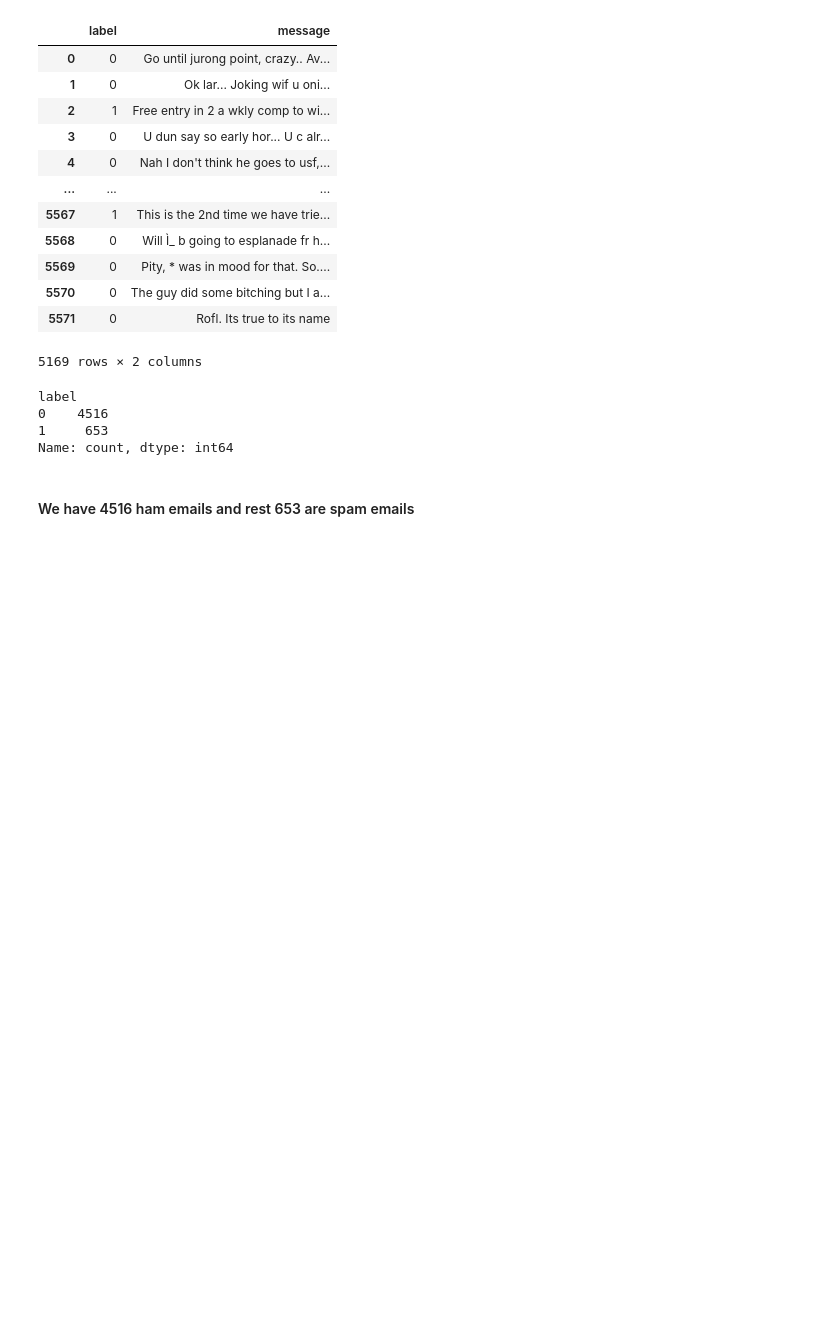
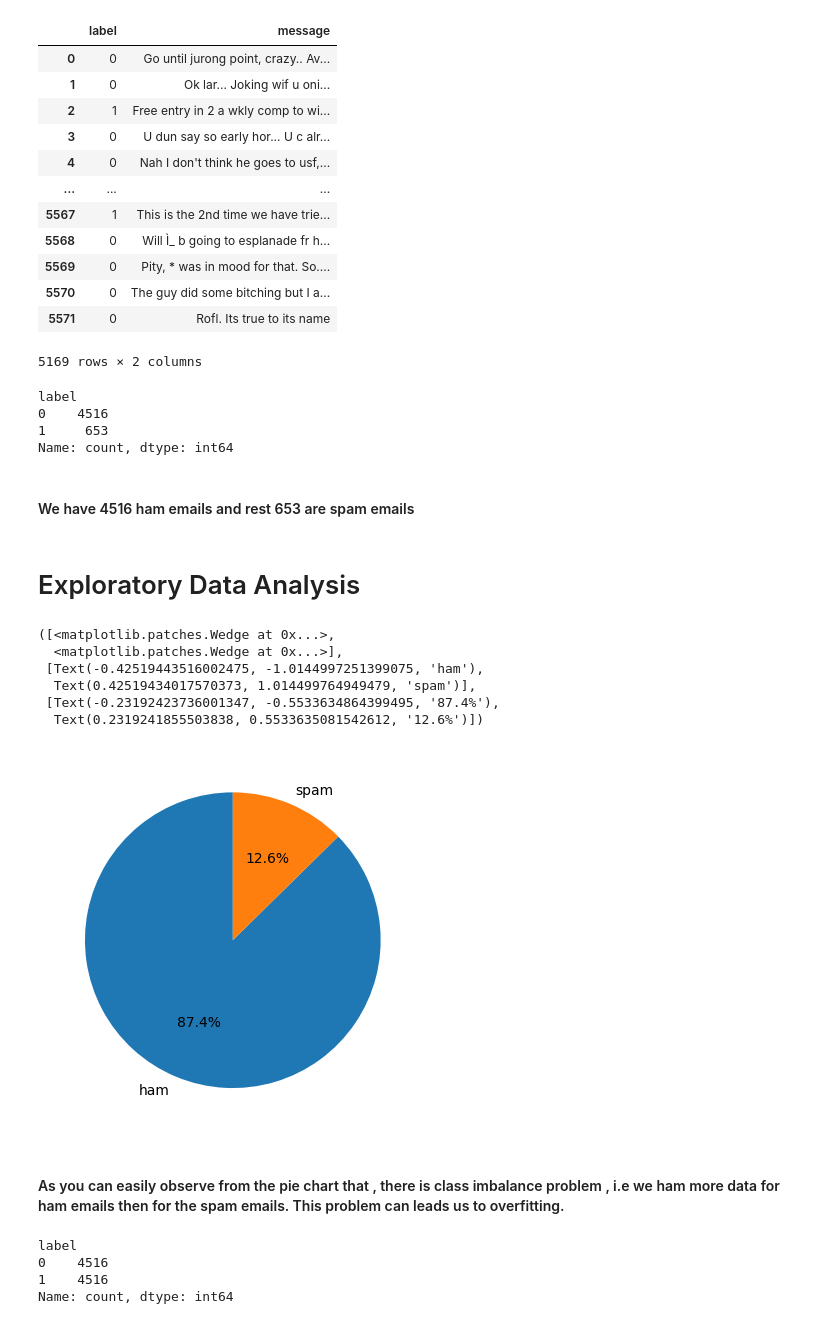
Before and after one commit to Megha211/OIBSIP, a Jupyter notebook: email_spam_detection.ipynb, the cells around one changed output. Drawn from its saved outputs; the diff is of its cells as text; code cells hidden in the pictures; blank space fills up the shorter version.

```diff
--- a/email_spam_detection.ipynb
+++ b/email_spam_detection.ipynb
@@ -136,3 +136,36 @@ label
 Name: count, dtype: int64
 # %% [markdown]
 #### We have 4516 ham emails and rest 653 are spam emails
+# %% [markdown]
+# Exploratory Data Analysis
+# %%
+plt.pie(df['label'].value_counts(), labels=['ham', 'spam'], autopct='%1.1f%%', startangle=90)
+# %% [output]
+([<matplotlib.patches.Wedge at 0x...>,
+  <matplotlib.patches.Wedge at 0x...>],
+ [Text(-0.42519443516002475, -1.0144997251399075, 'ham'),
+  Text(0.42519434017570373, 1.014499764949479, 'spam')],
+ [Text(-0.23192423736001347, -0.5533634864399495, '87.4%'),
+  Text(0.2319241855503838, 0.5533635081542612, '12.6%')])
+[figure, added]
+# %% [markdown]
+#### As you can easily observe from the pie chart that , there is class imbalance problem , i.e we ham more data for ham emails then for the spam emails. This problem can leads us to overfitting.
+# %%
+from imblearn.over_sampling import RandomOverSampler
+
+# Create an instance of RandomOverSampler
+oversampler = RandomOverSampler()
+
+# Resample the dataset
+X_resampled, y_resampled = oversampler.fit_resample(df['message'].values.reshape(-1, 1), df['label'])
+
+# Create a new balanced dataframe
+df_balanced = pd.DataFrame({'message': X_resampled.flatten(), 'label': y_resampled})
+
+# Check the class distribution
+df_balanced['label'].value_counts()
+# %% [output]
+label
+0    4516
+1    4516
+Name: count, dtype: int64
```
Also changed, not shown: parts of 2 cells of this notebook.
